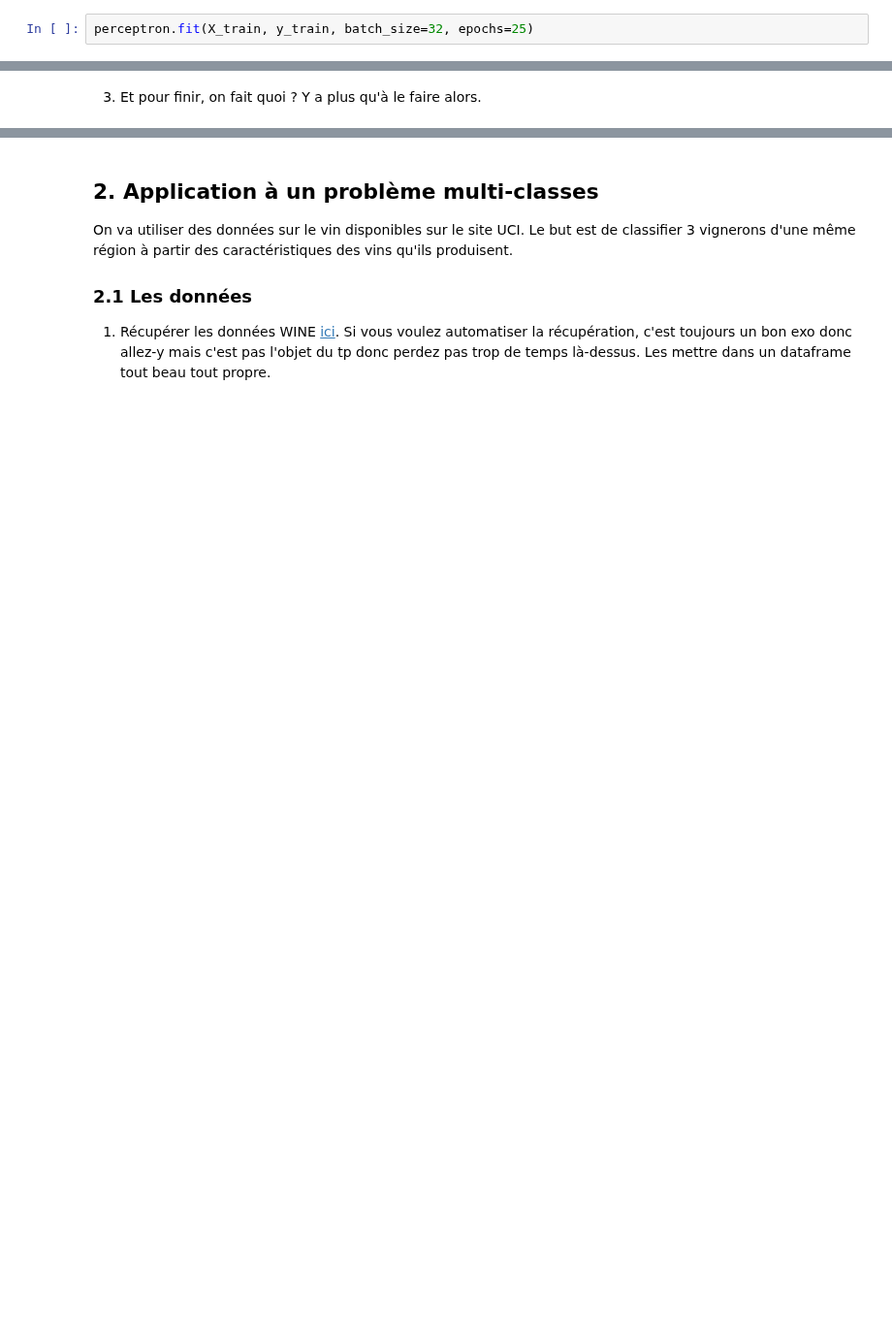
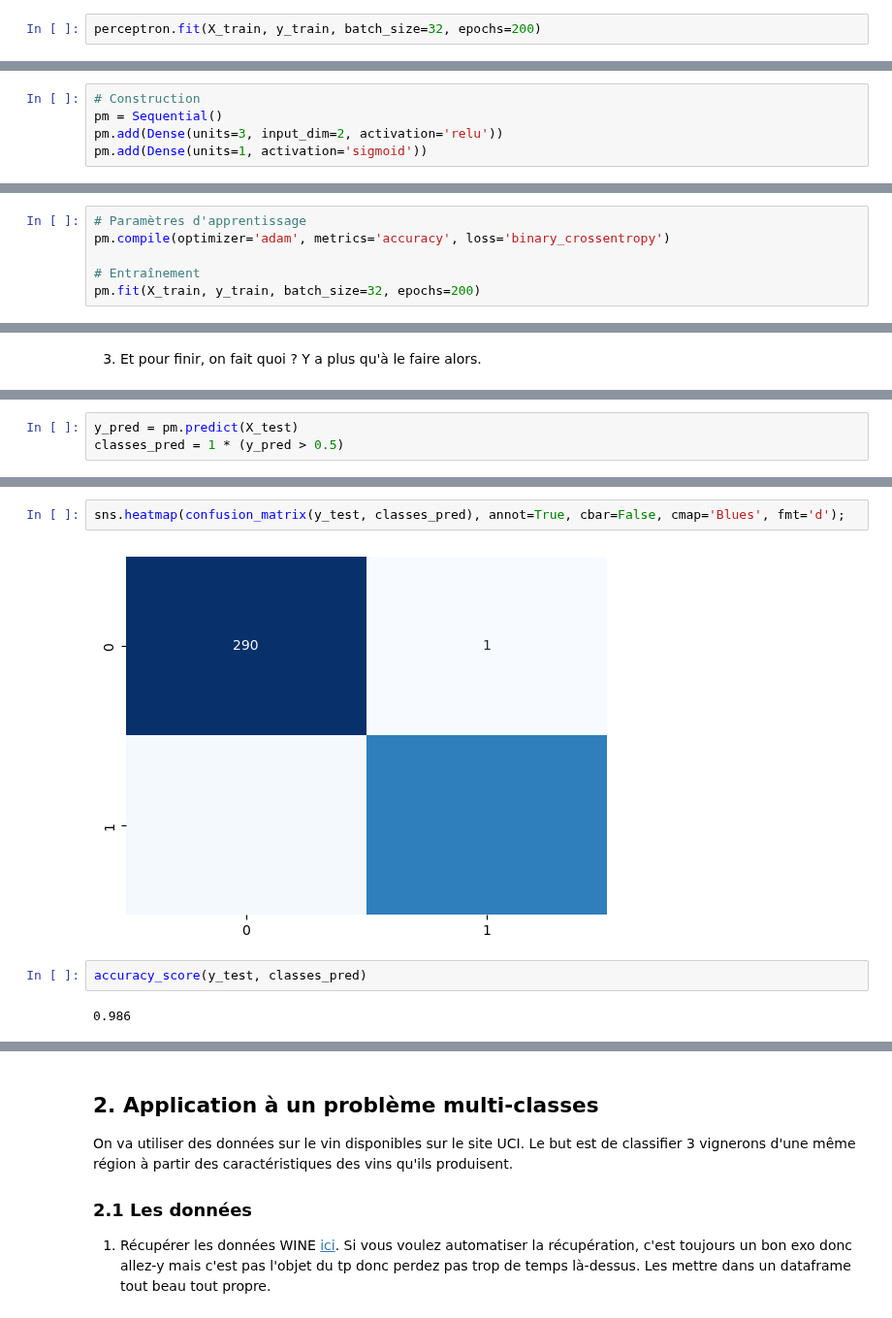
Before and after one commit to louiskuhn/IA-P3-Euskadi, a Jupyter notebook: Ressources/Deep Learning/Artificial Neural Network/perceptron.ipynb, the cells around one changed output, grey strips where cells are left out. Shown at 97% size. Saved outputs shown, nothing was run; the diff lists cells and outputs as text; blank space fills up the shorter version.

Commit message:
correction perceptron 2

```diff
--- a/Ressources/Deep Learning/Artificial Neural Network/perceptron.ipynb
+++ b/Ressources/Deep Learning/Artificial Neural Network/perceptron.ipynb
@@ -132,5 +136,5 @@ perceptron.compile(optimizer='adam', metrics='accuracy', loss='binary_crossentro
 # %% [markdown]
 7. Entraîner le réseau afin d'en estimer les paramètres. Fixer notamment les hyperparamètres `epochs` et `batch_size`. Que sont-ils ?
 # %%
-perceptron.fit(X_train, y_train, batch_size=32, epochs=25)
+perceptron.fit(X_train, y_train, batch_size=32, epochs=200)
 # %% [output]
@@ -229,3 +233,8 @@ perceptron.evaluate(X_test, y_test)
 1. Reprendre toutes les étapes de la partie précédente pour construire et entraîner (partie 1.2, questions 1 à 7) un réseau à 3 couches de la forme suivante :
 
 <img src="images/perceptron_multi.png">
+# %%
+# Construction
+pm = Sequential()
+pm.add(Dense(units=3, input_dim=2, activation='relu'))
+pm.add(Dense(units=1, activation='sigmoid'))
@@ -231,0 +259,6 @@ perceptron.evaluate(X_test, y_test)
+# %%
+# Paramètres d'apprentissage
+pm.compile(optimizer='adam', metrics='accuracy', loss='binary_crossentropy')
+
+# Entraînement
+pm.fit(X_train, y_train, batch_size=32, epochs=200)
@@ -235,0 +304,3 @@ perceptron.evaluate(X_test, y_test)
+# %%
+y_pred = pm.predict(X_test)
+classes_pred = 1 * (y_pred > 0.5)
@@ -235,0 +309,8 @@ perceptron.evaluate(X_test, y_test)
+# %%
+sns.heatmap(confusion_matrix(y_test, classes_pred), annot=True, cbar=False, cmap='Blues', fmt='d');
+# %% [output]
+[figure, added]
+# %%
+accuracy_score(y_test, classes_pred)
+# %% [output]
+0.986
```
Also changed, not shown: parts of 11 cells of this notebook, 1 other file.
